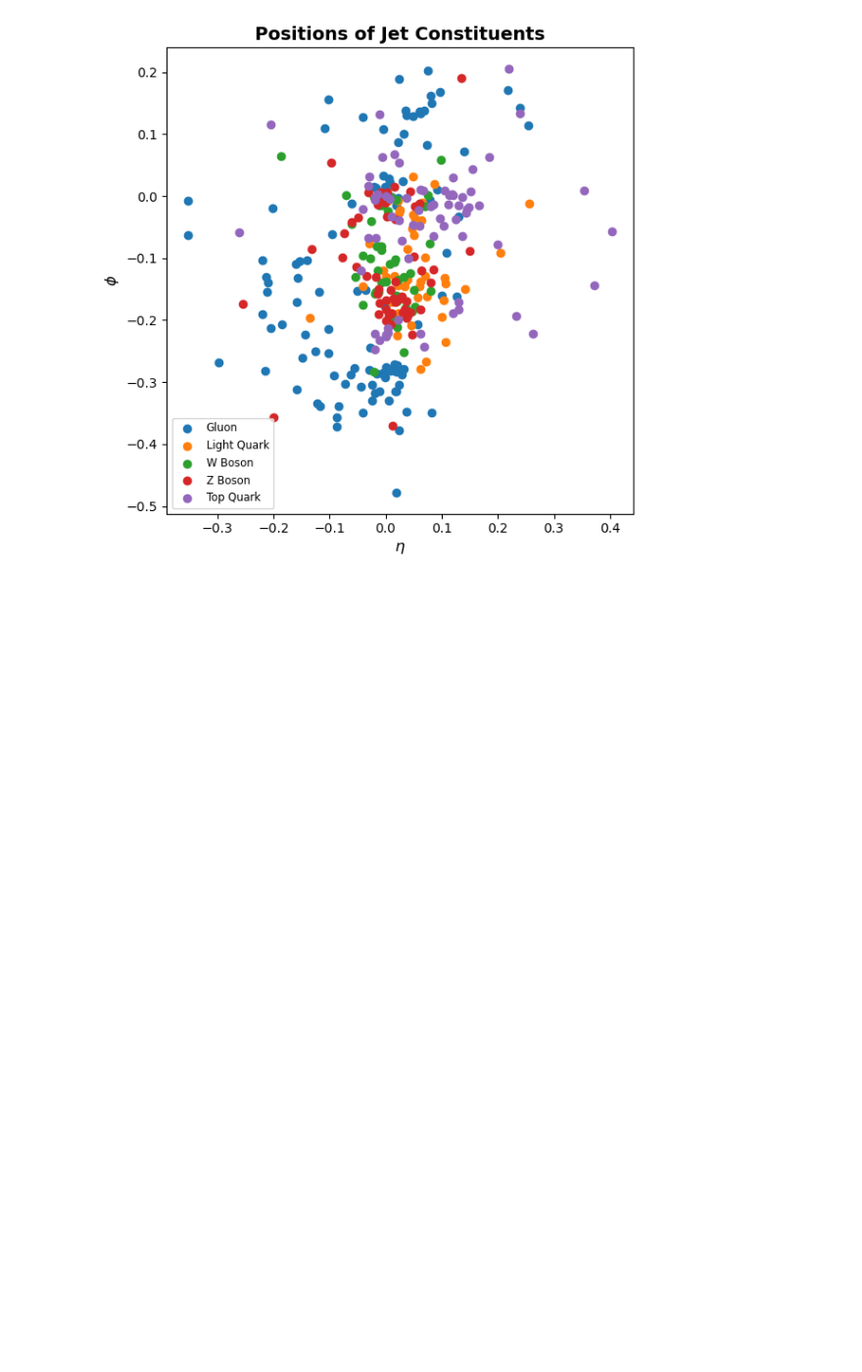
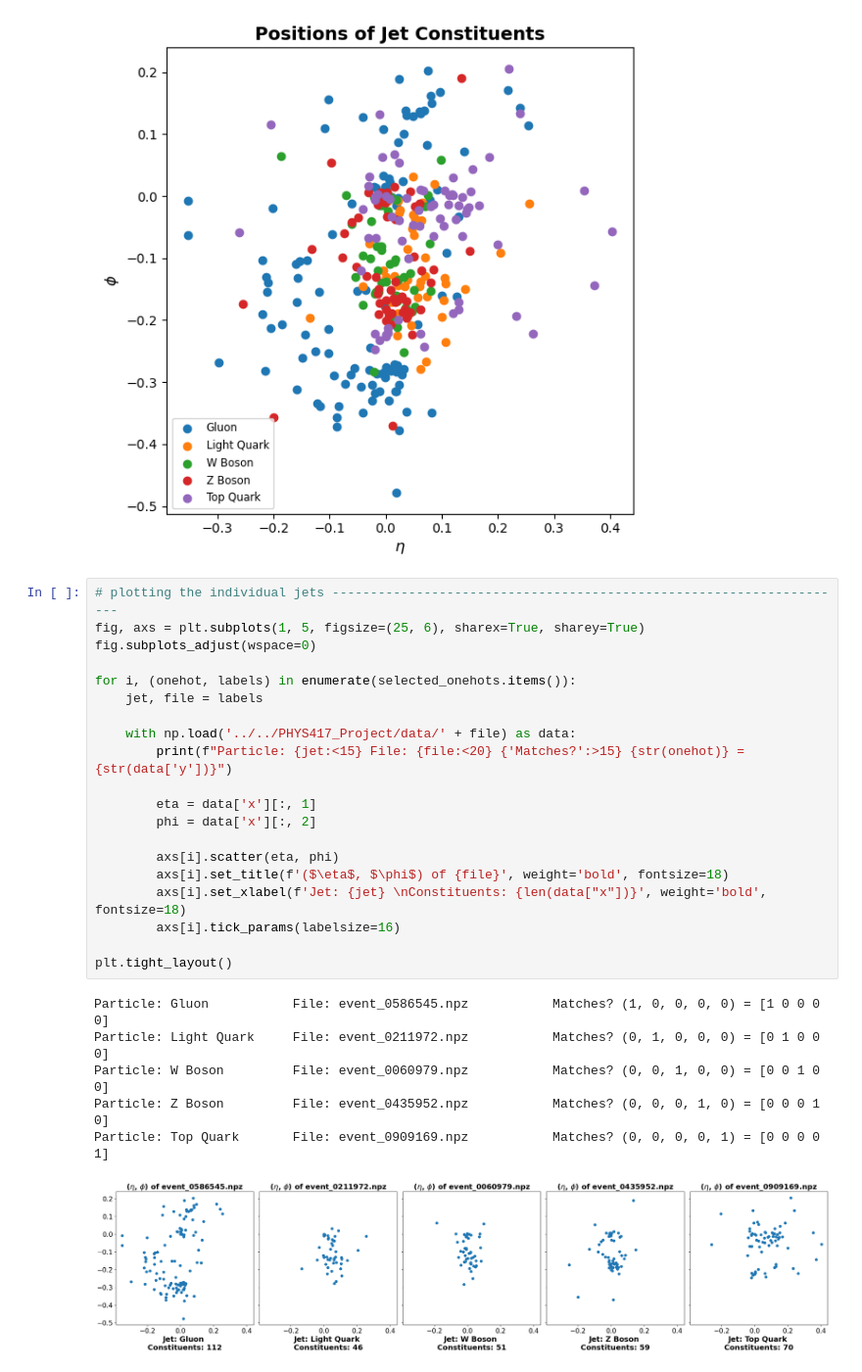
Before and after one commit to emmabacarra/Phys-417, a Jupyter notebook: Final Project - HEP Tagging/poster visualizations.ipynb, the cells around one changed output. Shown at 98% size. Cells and saved outputs as stored; diff of their text form; blank space fills up the shorter version.

```diff
--- a/Final Project - HEP Tagging/poster visualizations.ipynb
+++ b/Final Project - HEP Tagging/poster visualizations.ipynb
@@ -146,3 +146,30 @@ Particle: W Boson         One-hot vector: [0 0 1 0 0]          File: event_00609
 Particle: Z Boson         One-hot vector: [0 0 0 1 0]          File: event_0435952.npz
 Particle: Top Quark       One-hot vector: [0 0 0 0 1]          File: event_0909169.npz
 [figure]
+# %%
+# plotting the individual jets --------------------------------------------------------------------
+fig, axs = plt.subplots(1, 5, figsize=(25, 6), sharex=True, sharey=True)
+fig.subplots_adjust(wspace=0)
+
+for i, (onehot, labels) in enumerate(selected_onehots.items()):
+    jet, file = labels
+
+    with np.load('../../PHYS417_Project/data/' + file) as data:
+        print(f"Particle: {jet:<15} File: {file:<20} {'Matches?':>15} {str(onehot)} = {str(data['y'])}")
+
+        eta = data['x'][:, 1]
+        phi = data['x'][:, 2]
+
+        axs[i].scatter(eta, phi)
+        axs[i].set_title(f'($\eta$, $\phi$) of {file}', weight='bold', fontsize=18)
+        axs[i].set_xlabel(f'Jet: {jet} \nConstituents: {len(data["x"])}', weight='bold', fontsize=18)
+        axs[i].tick_params(labelsize=16)
+
+plt.tight_layout()
+# %% [output]
+Particle: Gluon           File: event_0586545.npz           Matches? (1, 0, 0, 0, 0) = [1 0 0 0 0]
+Particle: Light Quark     File: event_0211972.npz           Matches? (0, 1, 0, 0, 0) = [0 1 0 0 0]
+Particle: W Boson         File: event_0060979.npz           Matches? (0, 0, 1, 0, 0) = [0 0 1 0 0]
+Particle: Z Boson         File: event_0435952.npz           Matches? (0, 0, 0, 1, 0) = [0 0 0 1 0]
+Particle: Top Quark       File: event_0909169.npz           Matches? (0, 0, 0, 0, 1) = [0 0 0 0 1]
+[figure, added]
```
Also changed, not shown: parts of 1 cell of this notebook, 1 other file.
